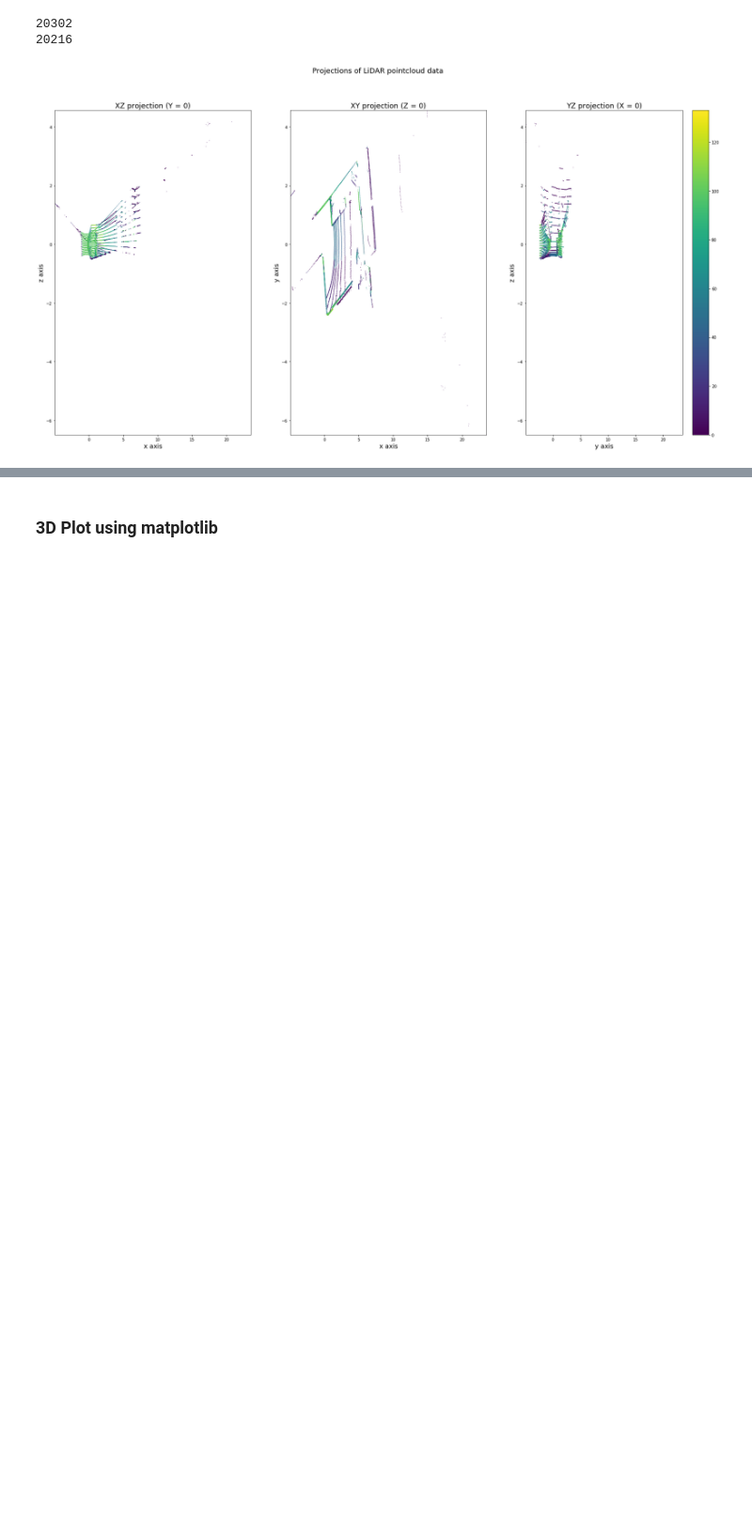
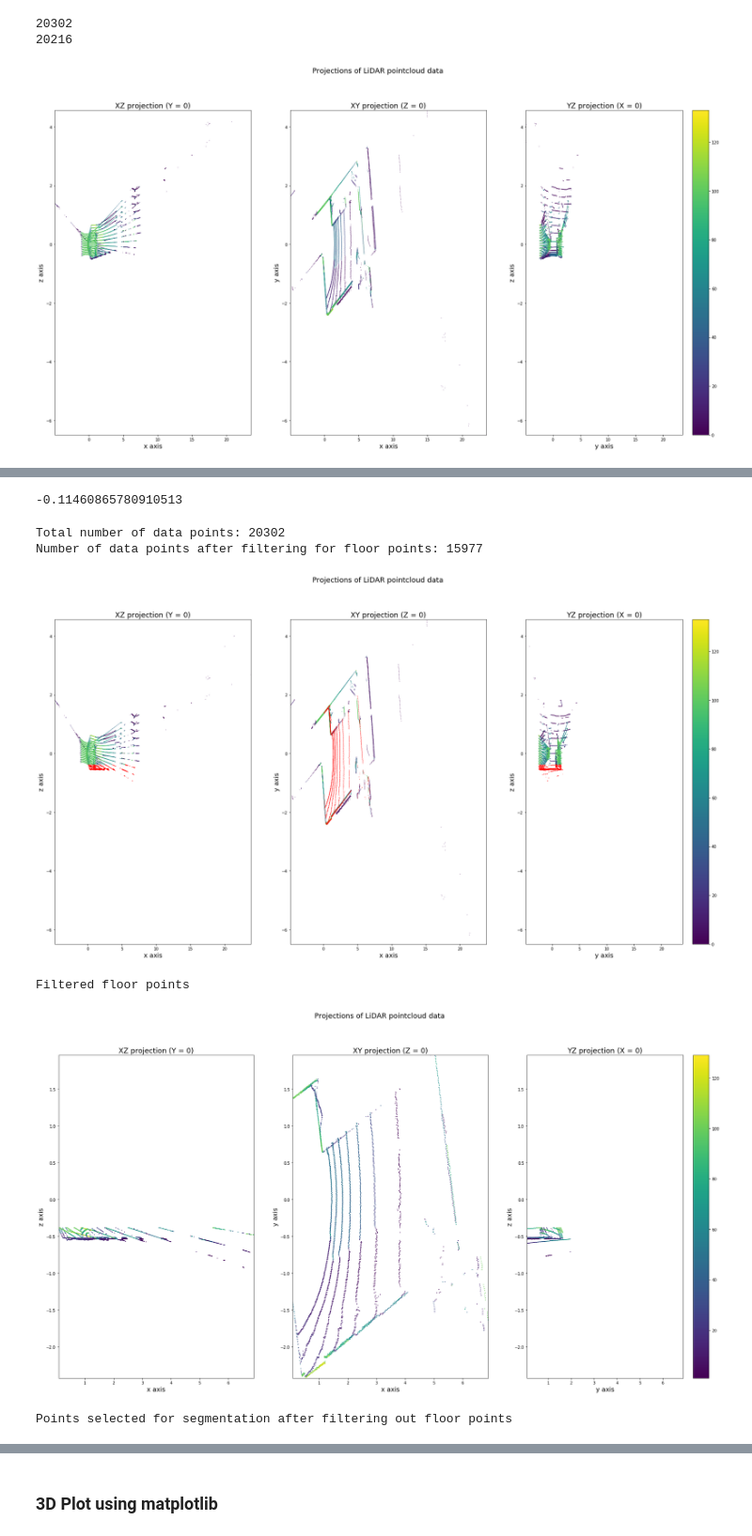
Before and after one commit to epfl-lasa/crowd_tracker_lidar3d, a Jupyter notebook: jupyter_nbs/PointCloud_Segmentation.ipynb, the cells around one changed output, grey strips where cells are left out. Shown at 94% size. Saved outputs shown, nothing was run; the diff lists cells and outputs as text; code cells hidden in the pictures; blank space fills up the shorter version.

```diff
--- a/jupyter_nbs/PointCloud_Segmentation.ipynb
+++ b/jupyter_nbs/PointCloud_Segmentation.ipynb
@@ -80,0 +77,3 @@ ground_vals_after_rot = return_ground_points(start_transformed, -0.35)
+# %%
+# Set threshold in z-value
+thresh = -0.38
@@ -80,0 +83,22 @@ ground_vals_after_rot = return_ground_points(start_transformed, -0.35)
+# %%
+# Mean difference of z values before and after transformation
+np.mean(start_transformed.z - start.z)
+# %% [output]
+-0.11460865780910513
+# %%
+%matplotlib inline
+ground_vals_after_rot = return_ground_points(start_transformed, thresh)
+start_filtered = remove_ground_points(start_transformed, thresh)
+print('Total number of data points: {}\nNumber of data points after filtering for floor points: {}'.format(start_transformed.shape[0], start_filtered.shape[0]))
+show_projections(start_filtered, ['x', 'y', 'z', 'intensity'], point_eliminations=ground_vals_after_rot) #, savefig=True, filename='test')
+print('Filtered floor points')
+show_projections(ground_vals_after_rot, ['x', 'y', 'z', 'intensity']) #, savefig=True, filename='floorpoints_rotated_timestep0_z=-0mm')
+print('Points selected for segmentation after filtering out floor points')
+show_projections(start_filtered, ['x', 'y', 'z', 'intensity']) #savefig=True, filename='data_wo_floor_rotated_timestep0_z=-380mm')
+# %% [output]
+Total number of data points: 20302
+Number of data points after filtering for floor points: 15977
+[figure, added]
+Filtered floor points
+[figure, added]
+Points selected for segmentation after filtering out floor points
```
Also changed, not shown: parts of 28 cells of this notebook, 6 other files.
